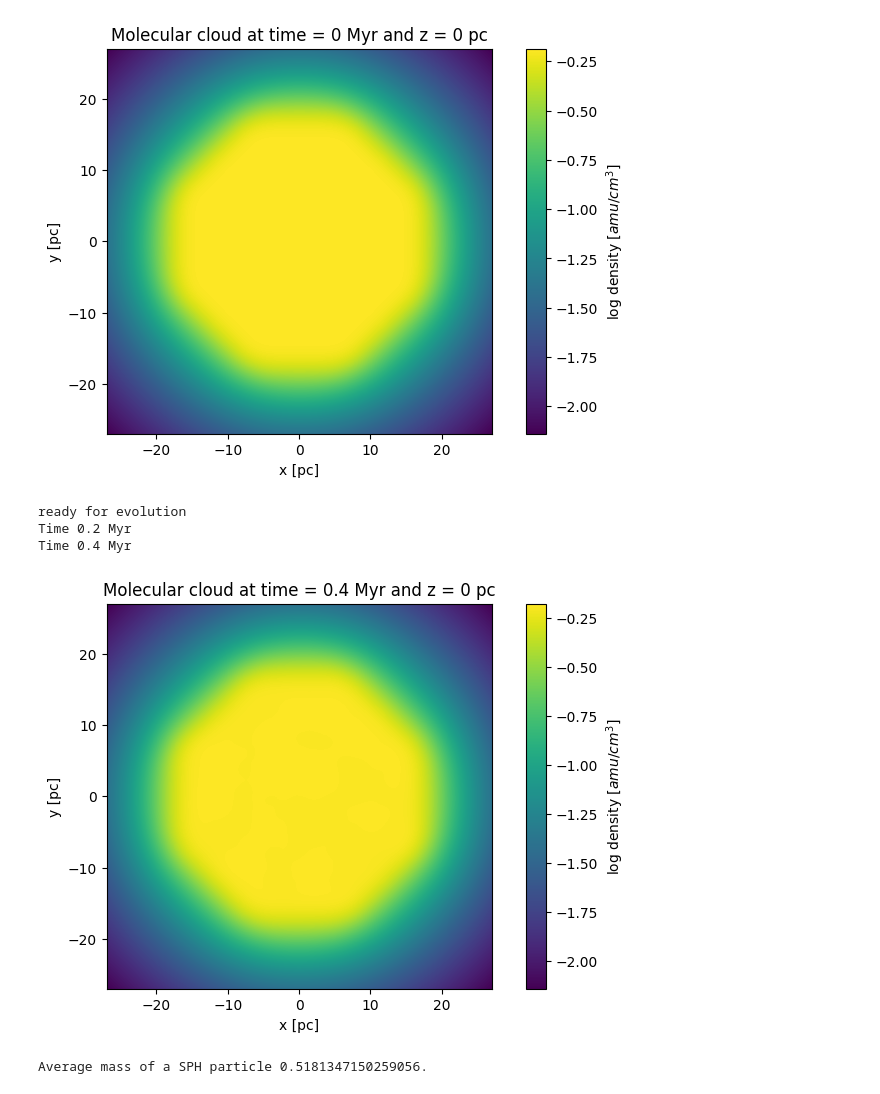
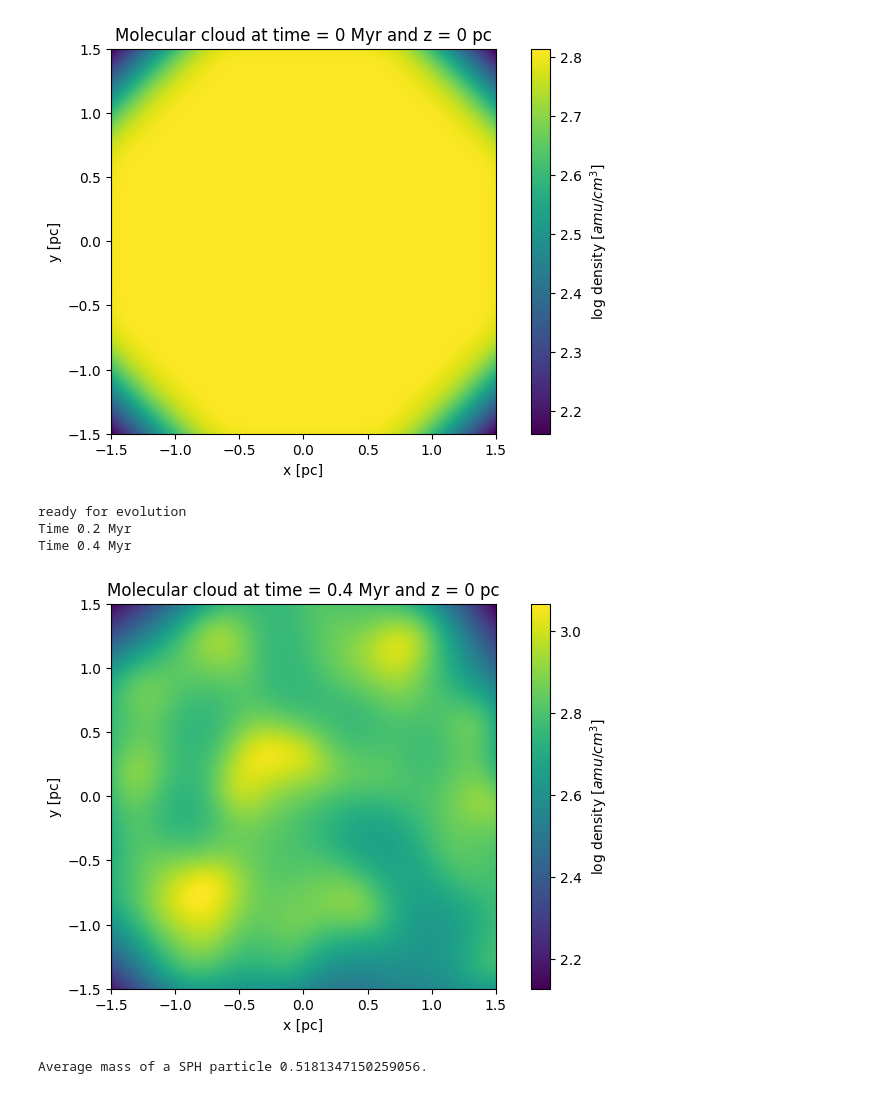
Before and after one commit to umuzigazuba/AMUSE-_project_SNOOPS, a Jupyter notebook: AMUSE_project_YESSIR/src/obriter_diagnostic.ipynb, the cells around one changed output. Saved outputs shown, nothing was run; the diff lists cells and outputs as text; code cells hidden in the pictures.

```diff
--- a/AMUSE_project_YESSIR/src/obriter_diagnostic.ipynb
+++ b/AMUSE_project_YESSIR/src/obriter_diagnostic.ipynb
@@ -13,19 +13,19 @@ from plotters import plot_hydro_and_star, plot_cloud_particles
 # %%
 # initialise and evolve the MC particle set
 particles_cloud, converter_cloud  = make_molecular_cloud(N_cloud = 1_000,
                                                          M_cloud = 500 | units.MSun,
-                                                         R_cloud = 20 | units.pc,
+                                                         R_cloud = 2 | units.pc,
                                                          seed = 1312)
 
 particles_cloud, density_map = evolve_molecular_cloud(particles_cloud,
                                          converter_cloud,
                                          t_end = 0.4 | units.Myr,
                                          dt = 0.2 | units.Myr,
                                          seed = 1312)
 # %% [output]
-[figure, old version]
+[figure, new version]
 ready for evolution
 Time 0.2 Myr
 Time 0.4 Myr
-[figure, old version]
+[figure, new version]
 Average mass of a SPH particle 0.5181347150259056.
```
Also changed, not shown: parts of 8 cells of this notebook, 1 other file.
